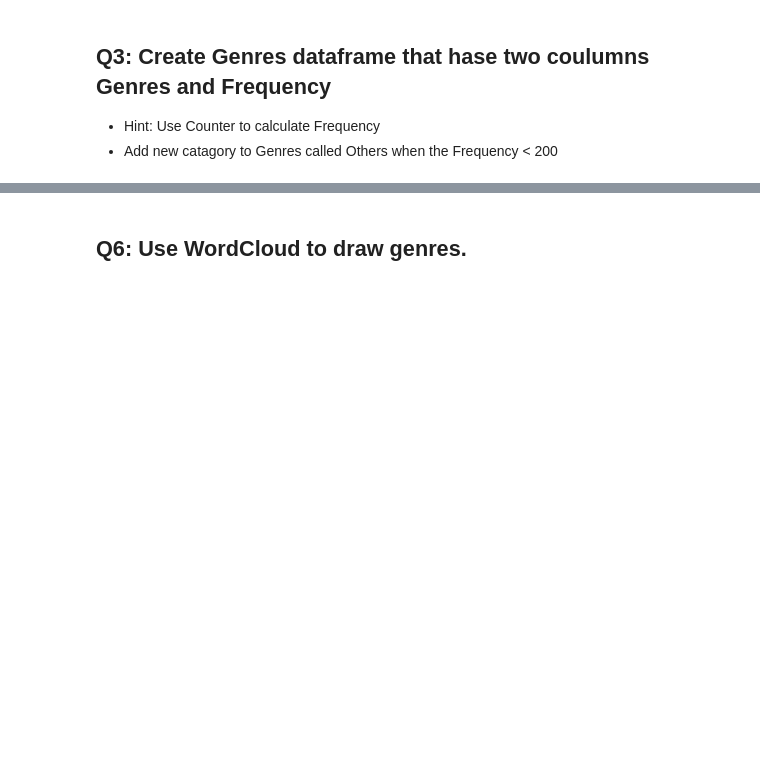
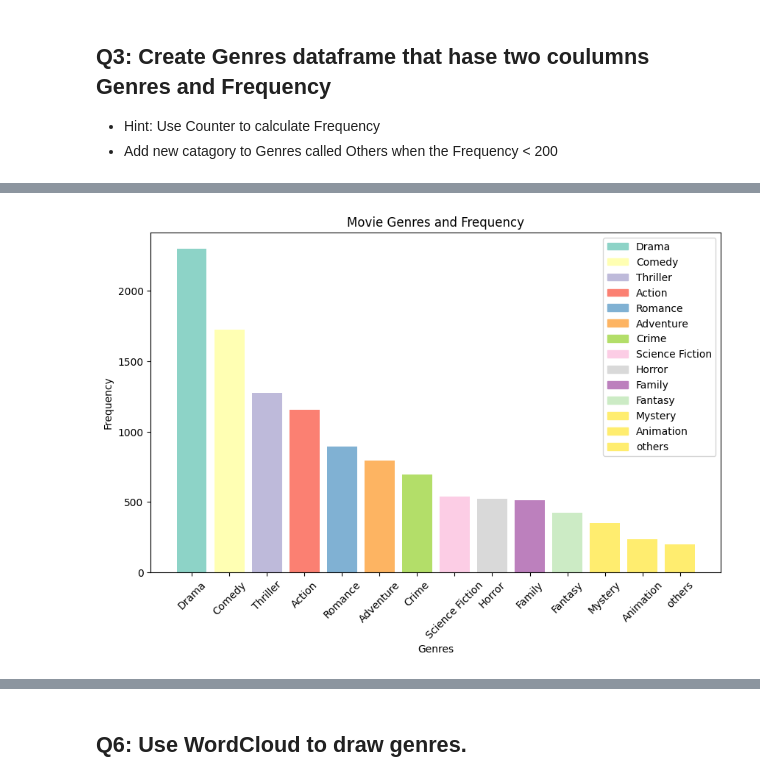
Before and after one commit to Tuwaiq-Data-Science-Bootcamp-V5/Plotly-Lab1, a Jupyter notebook: Plotly_Assignment.ipynb, the cells around one changed output, grey strips where cells are left out. Saved outputs shown, nothing was run; the diff lists cells and outputs as text; code cells hidden in the pictures; blank space fills up the shorter version.

```diff
--- a/Plotly_Assignment.ipynb
+++ b/Plotly_Assignment.ipynb
@@ -109,0 +111,8 @@ movies.head(3)
+# %%
+a=pd.DataFrame(columns=['Genres'])
+from ast import literal_eval
+a['Genres']=movies_cleaned_df['genres'].apply(literal_eval)
+
+print(a['Genres'][0])
+print(a['Genres'][0][0])
+print(a['Genres'][0][0].get("id"))
@@ -109,0 +123,5 @@ movies.head(3)
+# %%
+b=pd.DataFrame(columns=['name'])
+for i in a['Genres']:
+  for j in i:
+    b.loc[len(b)]=[j.get('name')]
@@ -109,0 +144,10 @@ movies.head(3)
+# %%
+Genres=pd.DataFrame(columns=['Genres' ,'Frequency'])
+
+Genres['Genres']=b['name'].value_counts().index
+Genres['Frequency']=b['name'].value_counts().values
+
+for i in range (len(Genres)):
+  if Genres['Frequency'][i]<200:
+     Genres['Genres'][i]='others'
+Genres
@@ -110,6 +176,30 @@ movies.head(3)
 # %% [markdown]
 ## Q4: Use bar chart draws the relationship between genres of movies and Frequency.
 ![p1.png](attachment:p1.png)
+# %%
+# Generate a color palette for the bars
+color_palette = plt.cm.Set3(np.arange(len(Genres)))
+
+# Ploting the bar chart with different colors for each bar
+plt.figure(figsize=(10, 6))
+bars = plt.bar(Genres['Genres'], Genres['Frequency'], color=color_palette)
+
+# Set labels and title
+plt.xlabel('Genres')
+plt.ylabel('Frequency')
+plt.title('Movie Genres and Frequency')
+
+plt.xticks(rotation=45)
+
+# Creating a legend for the color-coded genres
+legend_labels = Genres['Genres'].unique()
+legend_handles = [plt.Rectangle((0, 0), 1, 1, color=color_palette[i]) for i in range(len(legend_labels))]
+plt.legend(legend_handles, legend_labels, loc='upper right')
+
+# Show the plot
+plt.show()
+# %% [output]
+[figure, added]
 # %% [markdown]
 ## Q5: Use pie chart to draw top 5 languages.
 - Hint: use counter to create dataframe contains production_countries with Frequencies.
```
Also changed, not shown: parts of 14 cells of this notebook, 2 other files.
